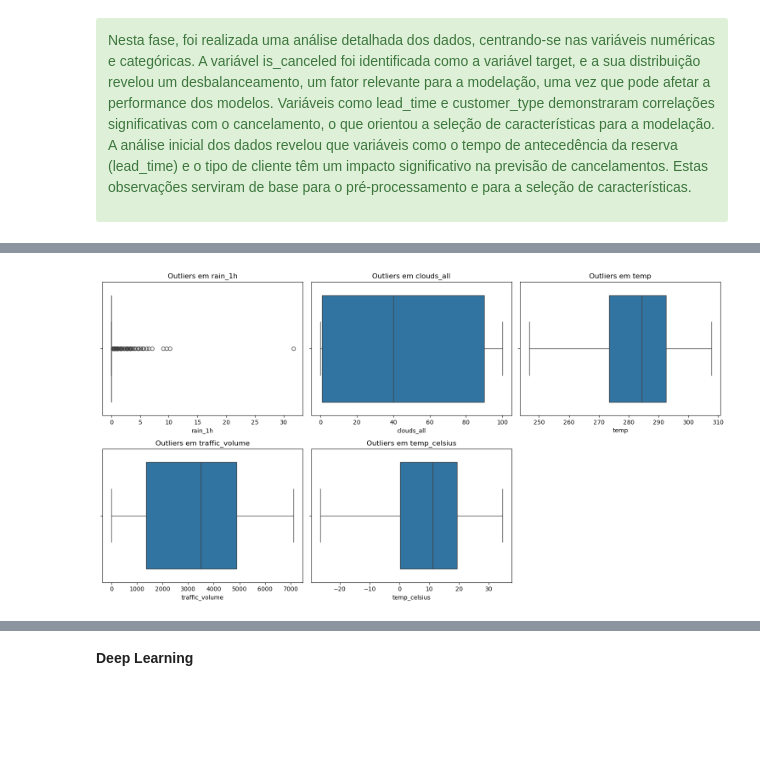
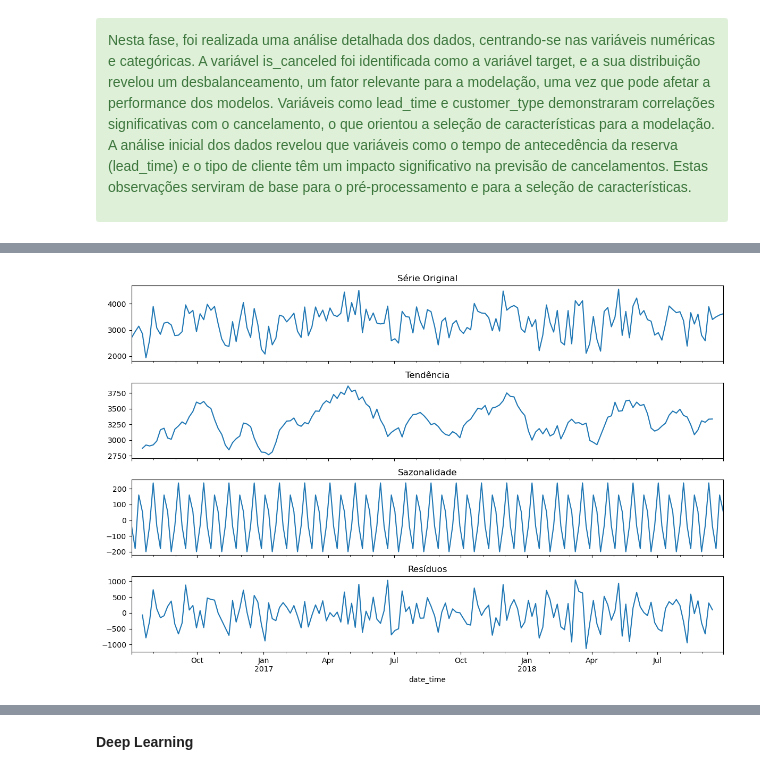
Before and after one commit to 1211508/MINDD, a Jupyter notebook: MINDD-1211508-1210926.ipynb, the cells around one changed output, grey strips where cells are left out. Cells and saved outputs as stored; diff of their text form; code cells hidden in the pictures; blank space fills up the shorter version.

```diff
--- a/MINDD-1211508-1210926.ipynb
+++ b/MINDD-1211508-1210926.ipynb
@@ -594,10 +633,15 @@ else:
-# %%
-plt.figure(figsize=(15, 8))
-for i, var in enumerate(numerical_cols_sample):
-    plt.subplot(2, 3, i + 1)
-    sns.boxplot(x=df_sample[var])
-    plt.title(f'Outliers em {var}')
-plt.tight_layout()
-plt.show()
-# %% [output]
-[figure, old version]
+# %%
+# Decomposição da série
+decomposition = seasonal_decompose(D_traffic, model='additive', period=7)
+
+fig, axes = plt.subplots(4, 1, figsize=(12, 8), sharex=True)
+
+decomposition.observed.plot(ax=axes[0], title='Série Original')
+decomposition.trend.plot(ax=axes[1], title='Tendência')
+decomposition.seasonal.plot(ax=axes[2], title='Sazonalidade')
+decomposition.resid.plot(ax=axes[3], title='Resíduos')
+
+plt.tight_layout()
+plt.show()
+# %% [output]
+[figure, added]
```
Also changed, not shown: parts of 39 cells of this notebook.
